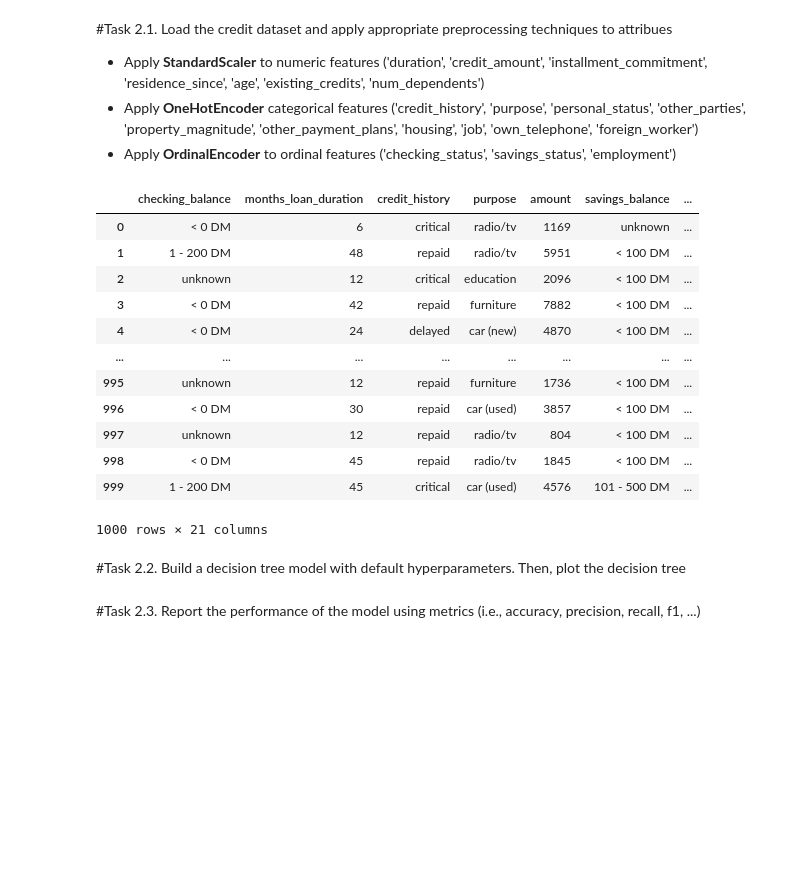
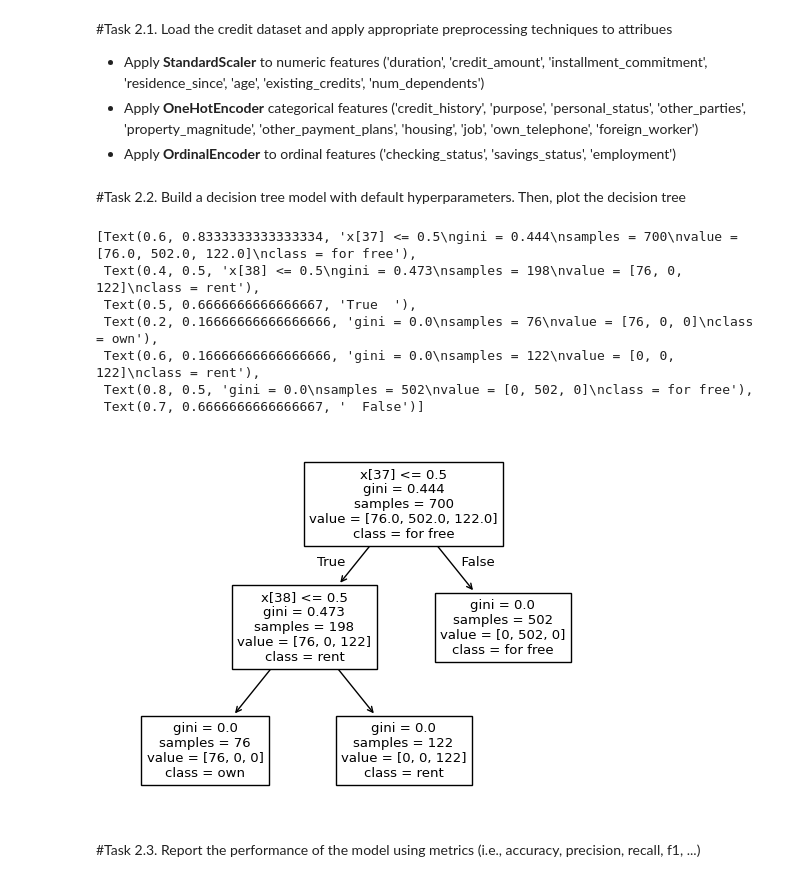
Before and after one commit to PhamTienLoc/Lab_DM, a Jupyter notebook: Lab_6_Classification1_21130429_PhamTienLoc.ipynb, the cells around one changed output. Drawn from its saved outputs; the diff is of its cells as text; code cells hidden in the pictures; blank space fills up the shorter version.

```diff
--- a/Lab_6_Classification1_21130429_PhamTienLoc.ipynb
+++ b/Lab_6_Classification1_21130429_PhamTienLoc.ipynb
@@ -242,23 +246,32 @@ ROC AUC: 0.5444444444444444
 *   Apply **StandardScaler** to numeric features ('duration', 'credit_amount', 'installment_commitment', 'residence_since', 'age', 'existing_credits', 'num_dependents')
 *   Apply **OneHotEncoder** categorical features ('credit_history', 'purpose', 'personal_status', 'other_parties', 'property_magnitude', 'other_payment_plans', 'housing', 'job', 'own_telephone', 'foreign_worker')
 *   Apply **OrdinalEncoder** to ordinal features ('checking_status', 'savings_status', 'employment')
-# %%
-#code
-credit = pd.read_csv("credit.csv")
-credit
-# %% [output]
-|  | checking_balance | months_loan_duration | credit_history | purpose | amount | savings_balance | ... |
-| 0 | < 0 DM | 6 | critical | radio/tv | 1169 | unknown | ... |
-| 1 | 1 - 200 DM | 48 | repaid | radio/tv | 5951 | < 100 DM | ... |
-| 2 | unknown | 12 | critical | education | 2096 | < 100 DM | ... |
-| 3 | < 0 DM | 42 | repaid | furniture | 7882 | < 100 DM | ... |
-| 4 | < 0 DM | 24 | delayed | car (new) | 4870 | < 100 DM | ... |
-| ... | ... | ... | ... | ... | ... | ... | ... |
-| 995 | unknown | 12 | repaid | furniture | 1736 | < 100 DM | ... |
-| 996 | < 0 DM | 30 | repaid | car (used) | 3857 | < 100 DM | ... |
-| 997 | unknown | 12 | repaid | radio/tv | 804 | < 100 DM | ... |
-| 998 | < 0 DM | 45 | repaid | radio/tv | 1845 | < 100 DM | ... |
-| 999 | 1 - 200 DM | 45 | critical | car (used) | 4576 | 101 - 500 DM | ... |
-1000 rows × 21 columns
+# %%
+#code
+credit = pd.read_csv("credit.csv")
+
+numeric_features = ['months_loan_duration', 'amount', 'installment_rate','residence_history', 'age', 'existing_credits', 'dependents']
+categorical_features = ['credit_history', 'purpose', 'personal_status','other_debtors', 'property', 'installment_plan', 'housing', 'job', 'telephone', 'foreign_worker']
+ordinal_features = ['checking_balance', 'savings_balance', 'employment_length']
+
+most_frequent_cb = credit['checking_balance'][credit['checking_balance'] != 'unknown'].mode()[0]
+credit['checking_balance'] = credit['checking_balance'].replace('unknown', most_frequent_cb)
+
+most_frequent_sb = credit['savings_balance'][credit['savings_balance'] != 'unknown'].mode()[0]
+credit['savings_balance'] = credit['savings_balance'].replace('unknown', most_frequent_sb)
+
+scaler = StandardScaler()
+credit[numeric_features] = scaler.fit_transform(credit[numeric_features])
+
+onehot_encoder = OneHotEncoder(sparse_output=False)
+categorical_encode = onehot_encoder.fit_transform(credit[categorical_features])
+categorical_encode_df = pd.DataFrame(categorical_encode, columns=onehot_encoder.get_feature_names_out(categorical_features))
+
+
+ordinal_encoder = OrdinalEncoder()
+ordinal_encode = ordinal_encoder.fit_transform(credit[ordinal_features])
+ordinal_encode_df = pd.DataFrame(ordinal_encode, columns=ordinal_features)
+
+credit_after = pd.concat([credit[numeric_features].reset_index(drop=True), categorical_encode_df, ordinal_encode_df], axis=1)
 # %% [markdown]
 #Task 2.2. Build a decision tree model with default hyperparameters. Then, plot the decision tree
@@ -267,2 +278,22 @@ credit
+# %%
+#code
+X = credit_after
+y = credit['housing']
+X_train, X_test, y_train, y_test = train_test_split(X,y, test_size=0.3, random_state=42)
+
+dt_clf = tree.DecisionTreeClassifier()
+dt_clf = dt_clf.fit(X_train, y_train)
+dt_y_pred = dt_clf.predict(X_test)
+
+tree.plot_tree(dt_clf, class_names=credit['housing'].unique())
+# %% [output]
+[Text(0.6, 0.8333333333333334, 'x[37] <= 0.5\ngini = 0.444\nsamples = 700\nvalue = [76.0, 502.0, 122.0]\nclass = for free'),
+ Text(0.4, 0.5, 'x[38] <= 0.5\ngini = 0.473\nsamples = 198\nvalue = [76, 0, 122]\nclass = rent'),
+ Text(0.5, 0.6666666666666667, 'True  '),
+ Text(0.2, 0.16666666666666666, 'gini = 0.0\nsamples = 76\nvalue = [76, 0, 0]\nclass = own'),
+ Text(0.6, 0.16666666666666666, 'gini = 0.0\nsamples = 122\nvalue = [0, 0, 122]\nclass = rent'),
+ Text(0.8, 0.5, 'gini = 0.0\nsamples = 502\nvalue = [0, 502, 0]\nclass = for free'),
+ Text(0.7, 0.6666666666666667, '  False')]
+[figure, added]
 # %% [markdown]
 #Task 2.3. Report the performance of the model using metrics (i.e., accuracy, precision, recall, f1, ...)
```
Also changed, not shown: parts of 14 cells of this notebook.
